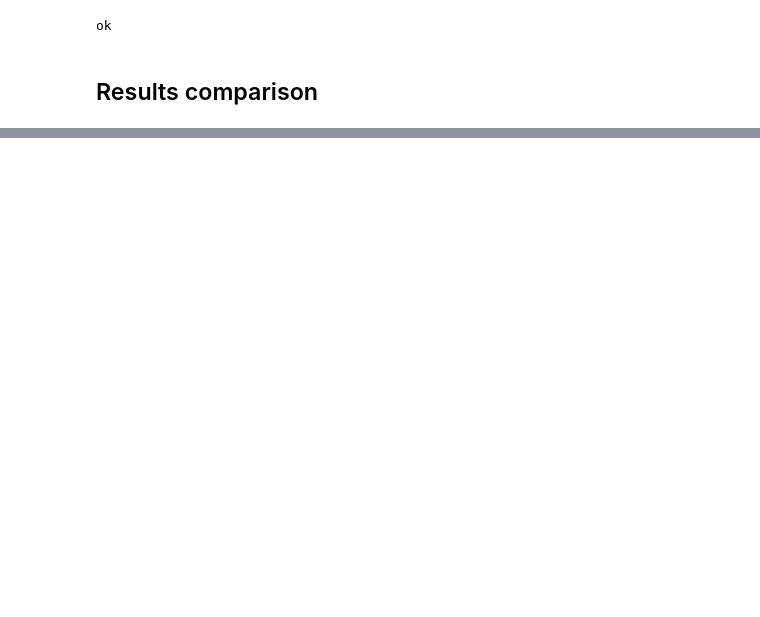
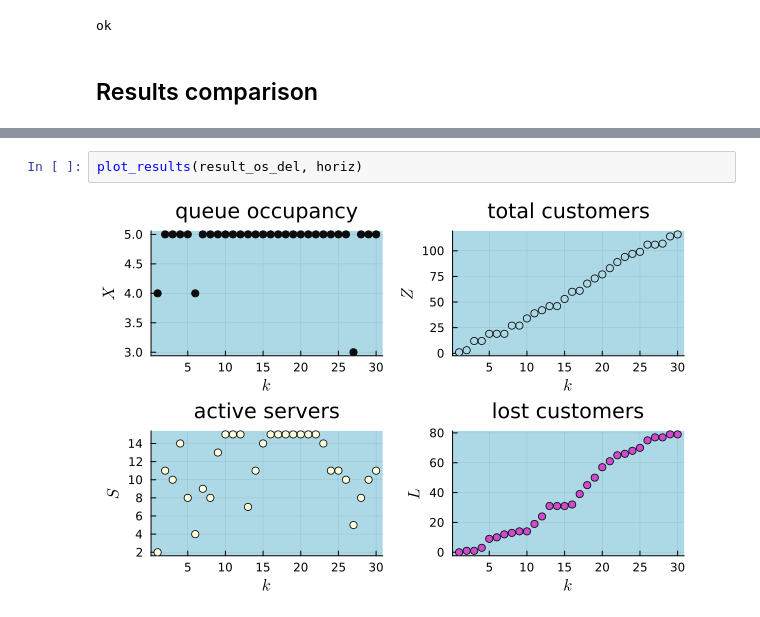
Before and after one commit to marina-daumas/tcc, a Jupyter notebook: Optimizer/compare_models.ipynb, the cells around one changed output, grey strips where cells are left out. Cells and saved outputs as stored; diff of their text form; blank space fills up the shorter version.

```diff
--- a/Optimizer/compare_models.ipynb
+++ b/Optimizer/compare_models.ipynb
@@ -195,0 +216,4 @@ Results
+# %%
+plot_results(result_os_del, horiz)
+# %% [output]
+[figure, added]
```
Also changed, not shown: parts of 11 cells of this notebook, 2 other files.
